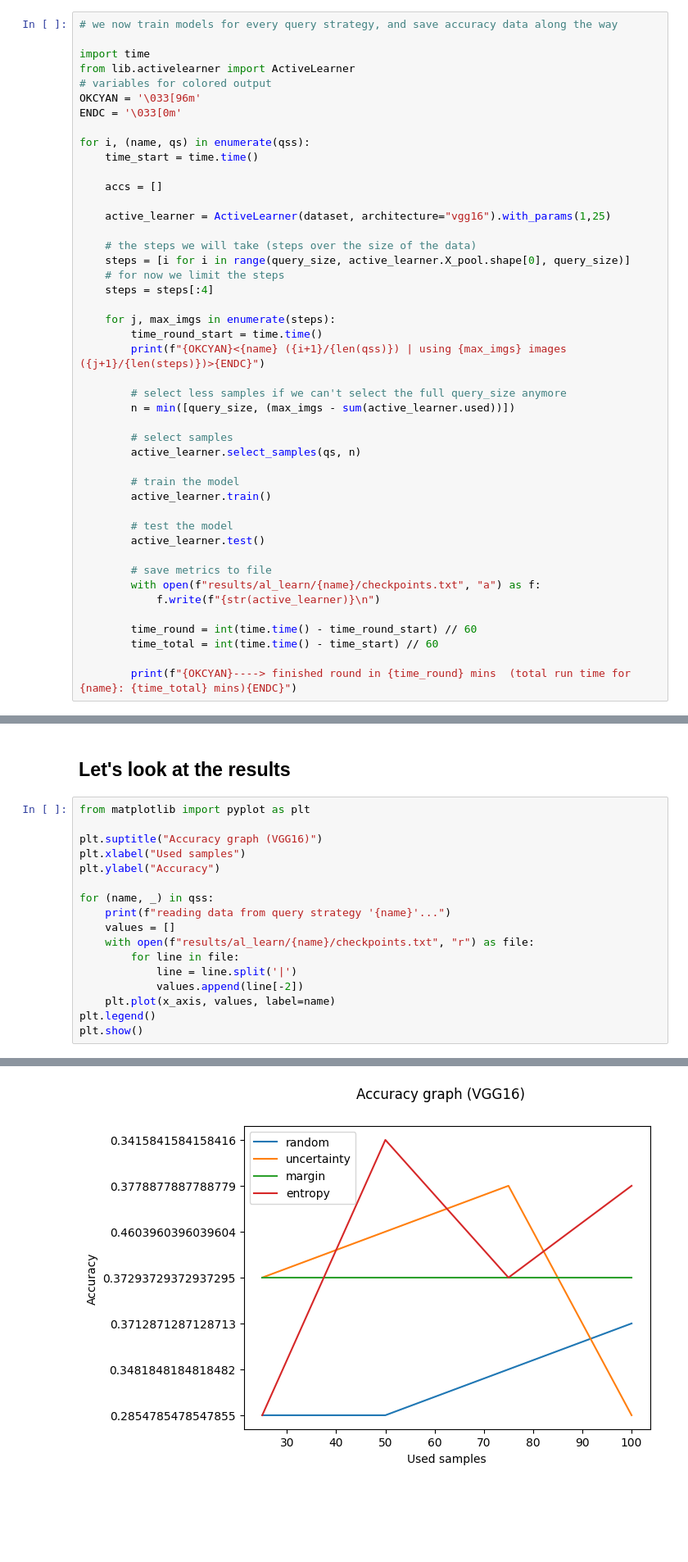
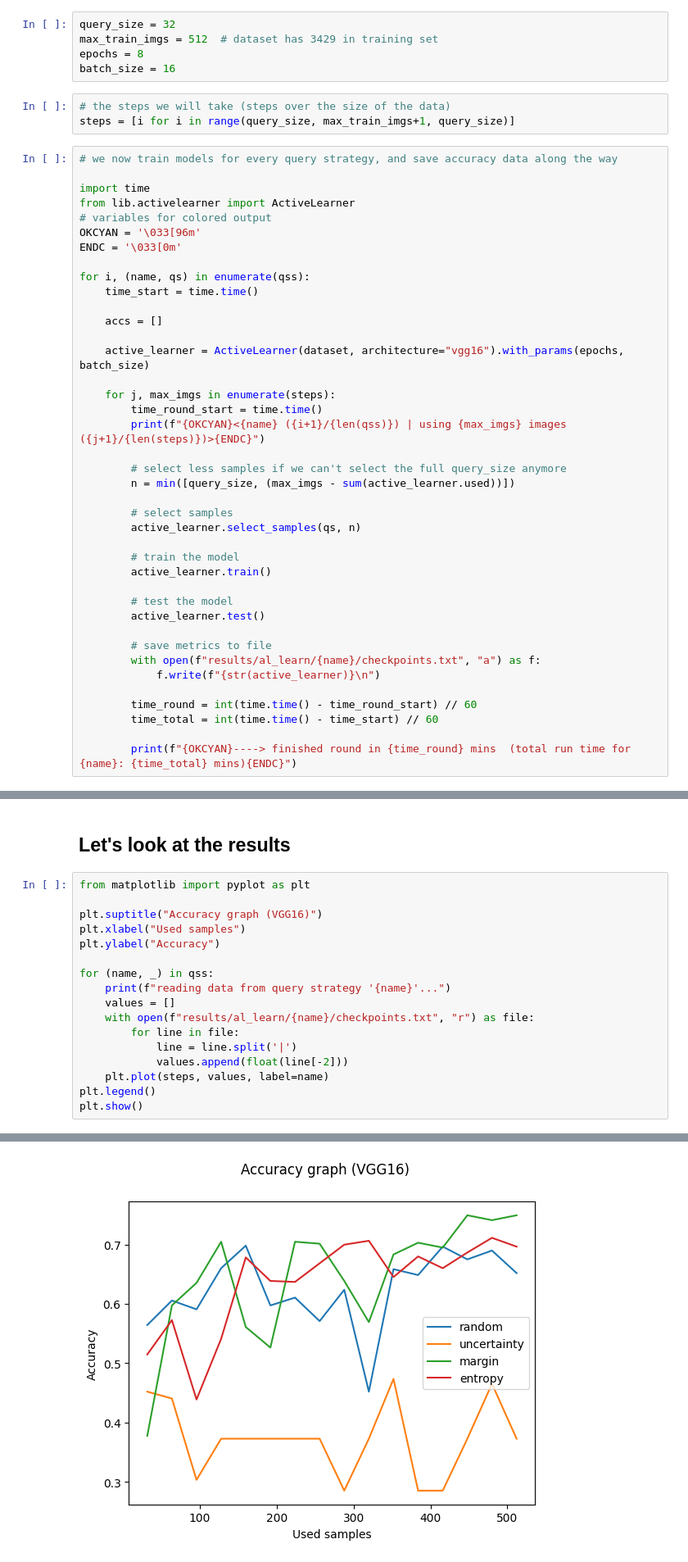
Before and after one commit to QuintenVervynck/Active-Machine-Learning-Lung-Scans, a Jupyter notebook: notebooks/00_testbook.ipynb, the cells around one changed output, grey strips where cells are left out. Shown at 82% size. Cells and saved outputs as stored; diff of their text form; blank space fills up the shorter version.

```diff
--- a/notebooks/00_testbook.ipynb
+++ b/notebooks/00_testbook.ipynb
@@ -54,6 +54,14 @@ for qs_name, _ in qss:
     if not os.path.exists(f"results/al_learn/{qs_name}/checkpoints.txt"):
         with open(f"results/al_learn/{qs_name}/checkpoints.txt", "w") as f:
             f.write("")
+# %%
+query_size = 32
+max_train_imgs = 512  # dataset has 3429 in training set
+epochs = 8
+batch_size = 16
+# %%
+# the steps we will take (steps over the size of the data)
+steps = [i for i in range(query_size, max_train_imgs+1, query_size)]
 # %%
 # we now train models for every query strategy, and save accuracy data along the way
 
@@ -68,12 +76,7 @@ for i, (name, qs) in enumerate(qss):
 
     accs = []
 
-    active_learner = ActiveLearner(dataset, architecture="vgg16").with_params(1,25)
-
-    # the steps we will take (steps over the size of the data)
-    steps = [i for i in range(query_size, active_learner.X_pool.shape[0], query_size)]
-    # for now we limit the steps
-    steps = steps[:4]
+    active_learner = ActiveLearner(dataset, architecture="vgg16").with_params(epochs, batch_size)
 
     for j, max_imgs in enumerate(steps):
         time_round_start = time.time()
@@ -156,23 +158,23 @@ model: selecting 25 imgs...
 # %%
 from matplotlib import pyplot as plt
 
 plt.suptitle("Accuracy graph (VGG16)")
 plt.xlabel("Used samples")
 plt.ylabel("Accuracy")
 
 for (name, _) in qss:
     print(f"reading data from query strategy '{name}'...")
     values = []
     with open(f"results/al_learn/{name}/checkpoints.txt", "r") as file:
         for line in file:
             line = line.split('|')
-            values.append(line[-2])
-    plt.plot(x_axis, values, label=name)
+            values.append(float(line[-2]))
+    plt.plot(steps, values, label=name)
 plt.legend()
 plt.show()
 # %% [output]
 reading data from query strategy 'random'...
 reading data from query strategy 'uncertainty'...
 reading data from query strategy 'margin'...
 reading data from query strategy 'entropy'...
-[figure, old version]
+[figure, new version]
```
Also changed, not shown: parts of 3 cells of this notebook, 17 other files.
